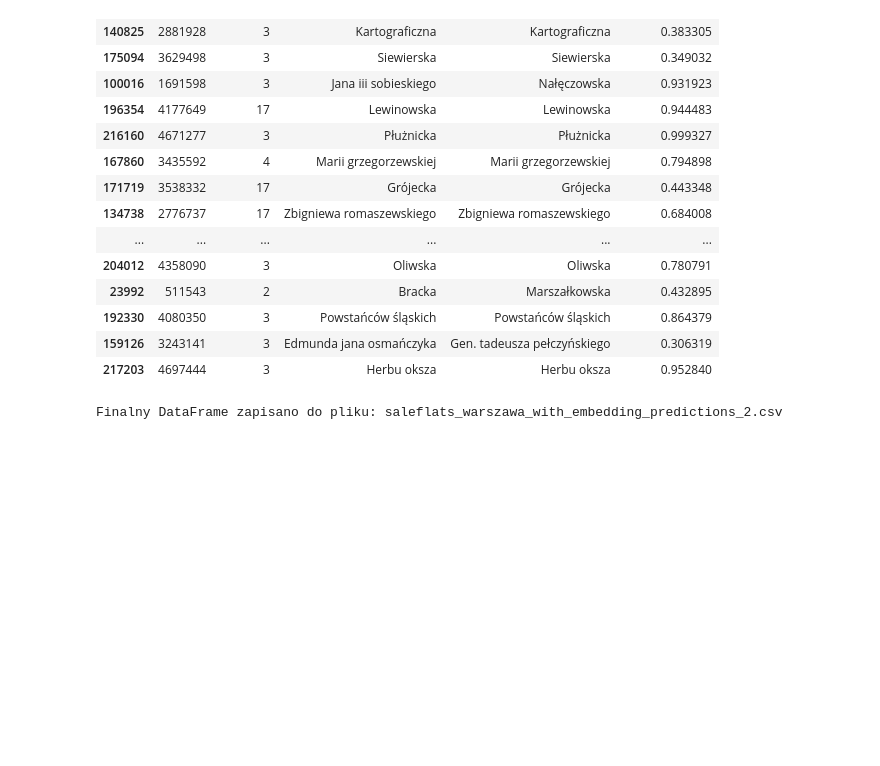
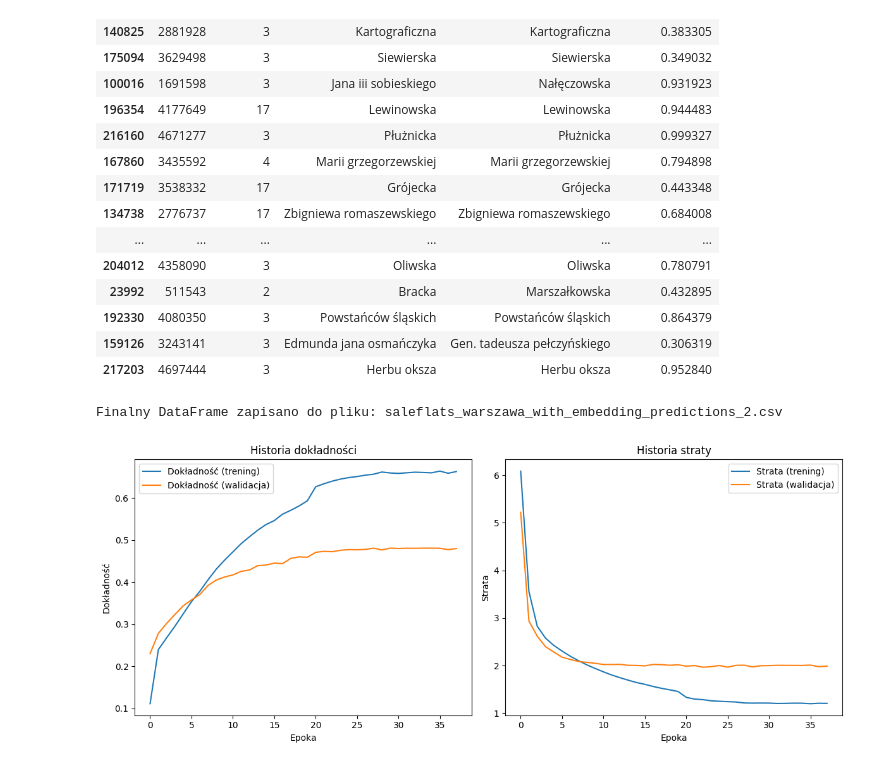
Before and after one commit to Tomalom76/Investoro, a Jupyter notebook: LSTM_ReLU_District_v5.ipynb, the cells around one changed output. Drawn from its saved outputs; the diff is of its cells as text; code cells hidden in the pictures; blank space fills up the shorter version.

Commit message:
add plot

```diff
--- a/LSTM_ReLU_District_v5.ipynb
+++ b/LSTM_ReLU_District_v5.ipynb
@@ -300,3 +300,34 @@ Przykładowe 25 losowych wierszy z wynikami predykcji:
 | 159126 | 3243141 | 3 | Edmunda jana osmańczyka | Gen. tadeusza pełczyńskiego | 0.306319 |
 | 217203 | 4697444 | 3 | Herbu oksza | Herbu oksza | 0.952840 |
 Finalny DataFrame zapisano do pliku: saleflats_warszawa_with_embedding_predictions_2.csv
+# %%
+# Kod do wygenerowania wykresów po zakończeniu treningu
+import matplotlib.pyplot as plt
+
+def plot_history(history):
+    # Wykres dokładności
+    plt.figure(figsize=(12, 5))
+    plt.subplot(1, 2, 1)
+    plt.plot(history.history['accuracy'], label='Dokładność (trening)')
+    plt.plot(history.history['val_accuracy'], label='Dokładność (walidacja)')
+    plt.title('Historia dokładności')
+    plt.xlabel('Epoka')
+    plt.ylabel('Dokładność')
+    plt.legend()
+
+    # Wykres straty
+    plt.subplot(1, 2, 2)
+    plt.plot(history.history['loss'], label='Strata (trening)')
+    plt.plot(history.history['val_loss'], label='Strata (walidacja)')
+    plt.title('Historia straty')
+    plt.xlabel('Epoka')
+    plt.ylabel('Strata')
+    plt.legend()
+
+    plt.tight_layout()
+    plt.show()
+
+# Po zakończeniu model.fit():
+plot_history(history)
+# %% [output]
+[figure, added]
```
